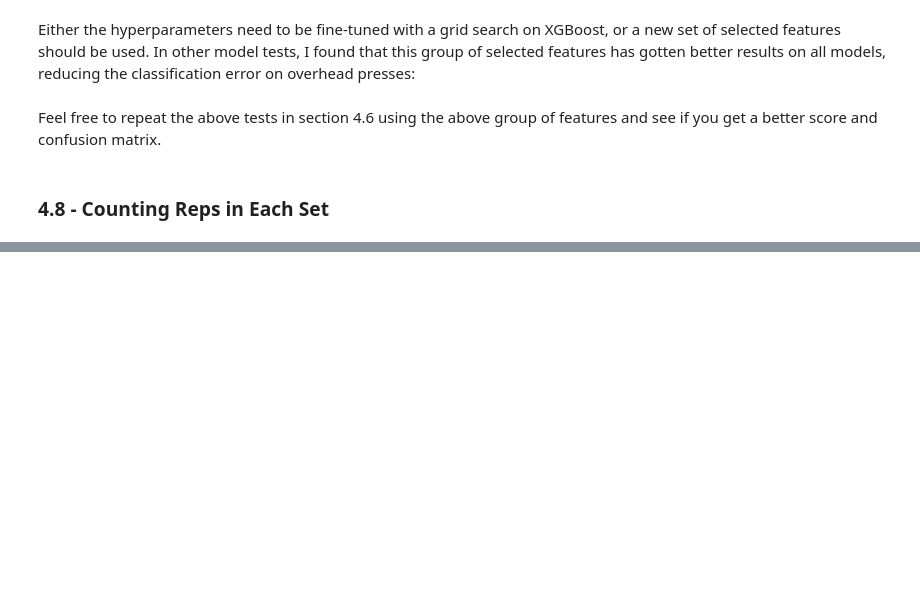
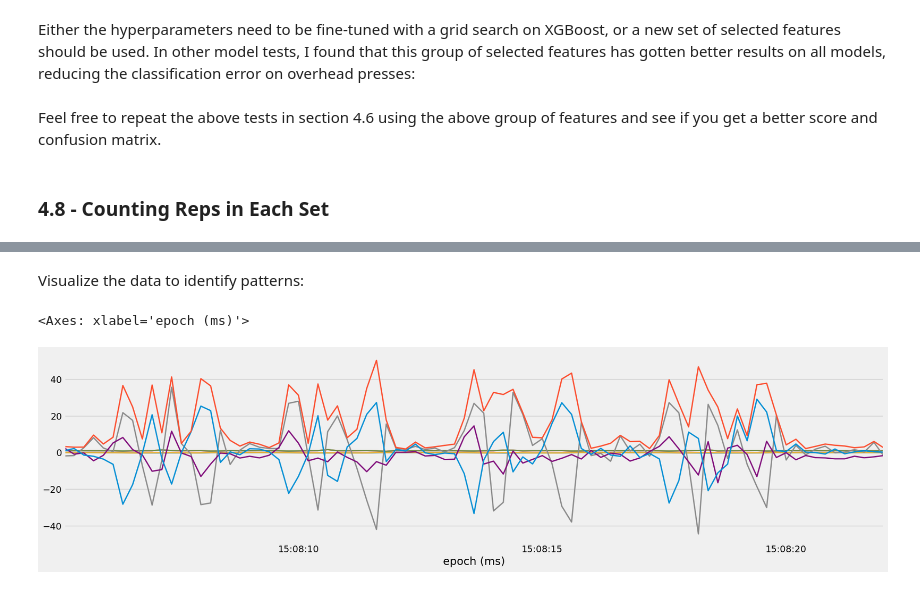
Before and after one commit to nkeblawi/nk-fitness-tracker, a Jupyter notebook: notebooks/nk-fitness-tracker-p4-predictive-modeling.ipynb, the cells around one changed output, grey strips where cells are left out. Cells and saved outputs as stored; diff of their text form; code cells hidden in the pictures; blank space fills up the shorter version.

```diff
--- a/notebooks/nk-fitness-tracker-p4-predictive-modeling.ipynb
+++ b/notebooks/nk-fitness-tracker-p4-predictive-modeling.ipynb
@@ -592,5 +594,40 @@ from src.features.DataTransformation import LowPassFilter
 from scipy.signal import argrelextrema
 from sklearn.metrics import mean_absolute_error
 # %%
-# Load the original preprocessed dataset with lowpass filter applied
-df = pd.read_pickle("../../data/interim/01_data_processed.pkl")
+# Load the original dataset (before feature engineering)
+df = pd.read_pickle("data/interim/01_data_processed.pkl")
+# %%
+# Exclude the rest label
+df = df[df["label"] != "rest"]
+
+# Create the scalars
+acc_r = df["acc_x"] ** 2 + df["acc_y"] ** 2 + df["acc_z"] ** 2
+gyr_r = df["gyr_x"] ** 2 + df["gyr_y"] ** 2 + df["gyr_z"] ** 2
+
+# Add the scalars to the dataframe
+df["acc_r"] = np.sqrt(acc_r)
+df["gyr_r"] = np.sqrt(gyr_r)
+# %%
+# Split up the data into datasets of individual exercises
+bench_df = df[df["label"] == "bench"]
+squat_df = df[df["label"] == "squat"]
+row_df = df[df["label"] == "row"]
+ohp_df = df[df["label"] == "ohp"]
+dead_df = df[df["label"] == "dead"]
+# %% [markdown]
+Visualize the data to identify patterns:
+# %%
+plot_df = bench_df
+
+plot_df[plot_df["set"] == plot_df["set"].unique()[0]]["acc_x"].plot()
+plot_df[plot_df["set"] == plot_df["set"].unique()[0]]["acc_y"].plot()
+plot_df[plot_df["set"] == plot_df["set"].unique()[0]]["acc_z"].plot()
+plot_df[plot_df["set"] == plot_df["set"].unique()[0]]["acc_r"].plot()
+
+plot_df[plot_df["set"] == plot_df["set"].unique()[0]]["gyr_x"].plot()
+plot_df[plot_df["set"] == plot_df["set"].unique()[0]]["gyr_y"].plot()
+plot_df[plot_df["set"] == plot_df["set"].unique()[0]]["gyr_z"].plot()
+plot_df[plot_df["set"] == plot_df["set"].unique()[0]]["gyr_r"].plot()
+# %% [output]
+<Axes: xlabel='epoch (ms)'>
+[figure, added]
```
Also changed, not shown: parts of 5 cells of this notebook, 1 other file.
